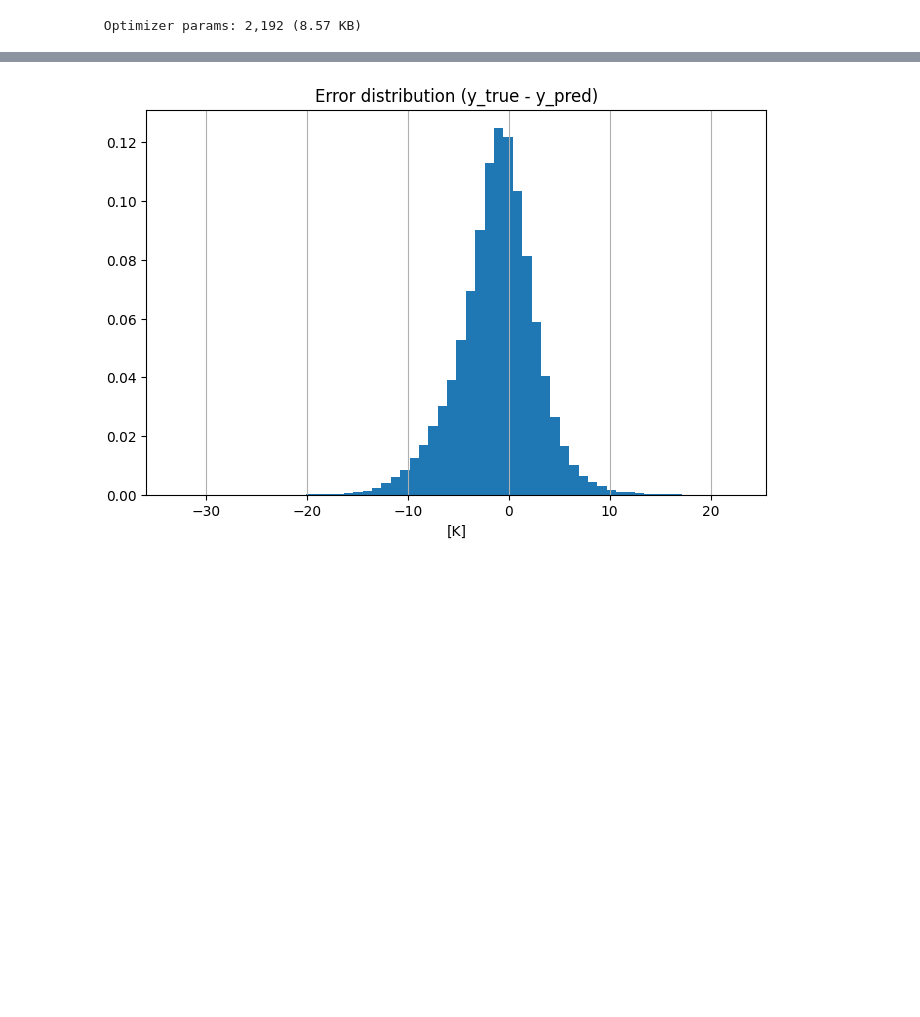
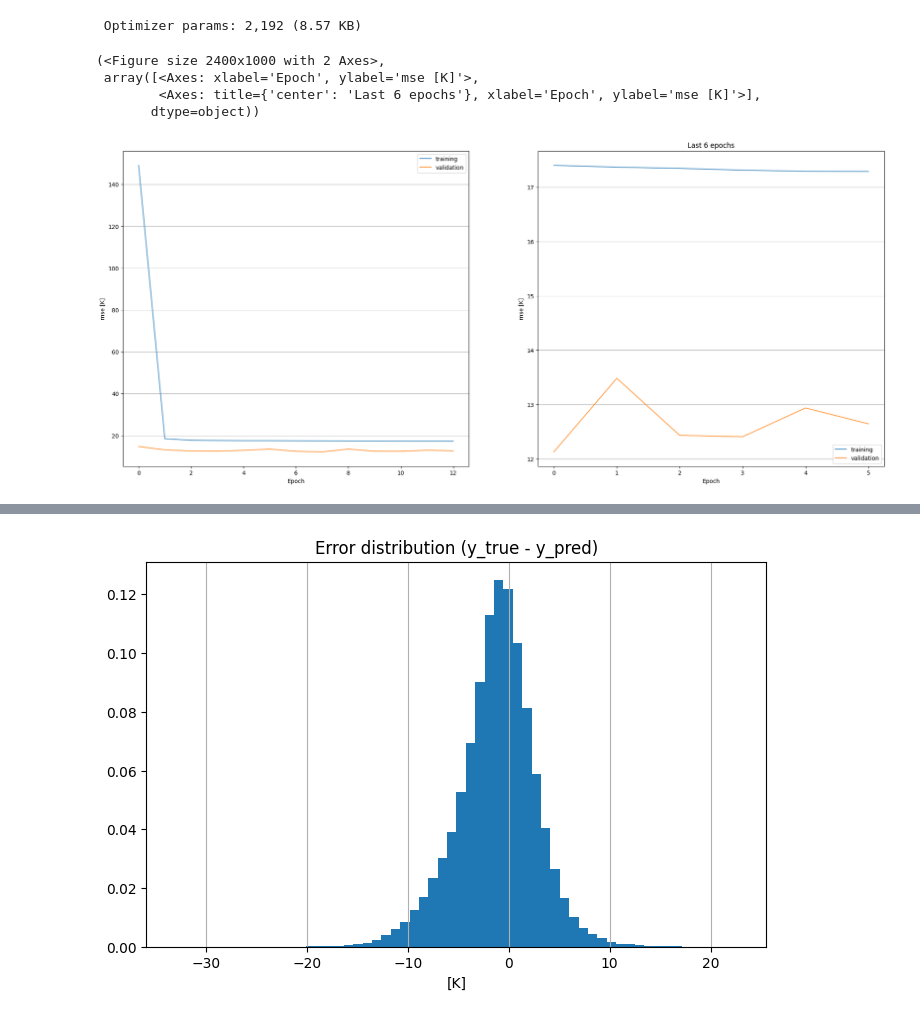
Before and after one commit to AndresTerrer/PMW_LST, a Jupyter notebook: notebooks/working_examples/Load_and_test_WS_model.ipynb, the cells around one changed output, grey strips where cells are left out. Cells and saved outputs as stored; diff of their text form; code cells hidden in the pictures; blank space fills up the shorter version.

Commit message:
imported and tested pre-trained model

```diff
--- a/notebooks/working_examples/Load_and_test_WS_model.ipynb
+++ b/notebooks/working_examples/Load_and_test_WS_model.ipynb
@@ -38,6 +38,19 @@ Model: "sequential"
  Trainable params: 1,095 (4.28 KB)
  Non-trainable params: 14 (56.00 B)
  Optimizer params: 2,192 (8.57 KB)
+# %%
+# Load and plot training history
+history_path = "../../models/2024_05_28T140627_history"
+
+with open(history_path, "rb") as file:
+    history = pickle.load(file)
+plot_history(history)
+# %% [output]
+(<Figure size 2400x1000 with 2 Axes>,
+ array([<Axes: xlabel='Epoch', ylabel='mse [K]'>,
+        <Axes: title={'center': 'Last 6 epochs'}, xlabel='Epoch', ylabel='mse [K]'>],
+       dtype=object))
+[figure, added]
 # %%
 
 folder_path = "../../data/raw/Daily_Windsat/"
```
Also changed, not shown: parts of 4 cells of this notebook, 1 other file.
